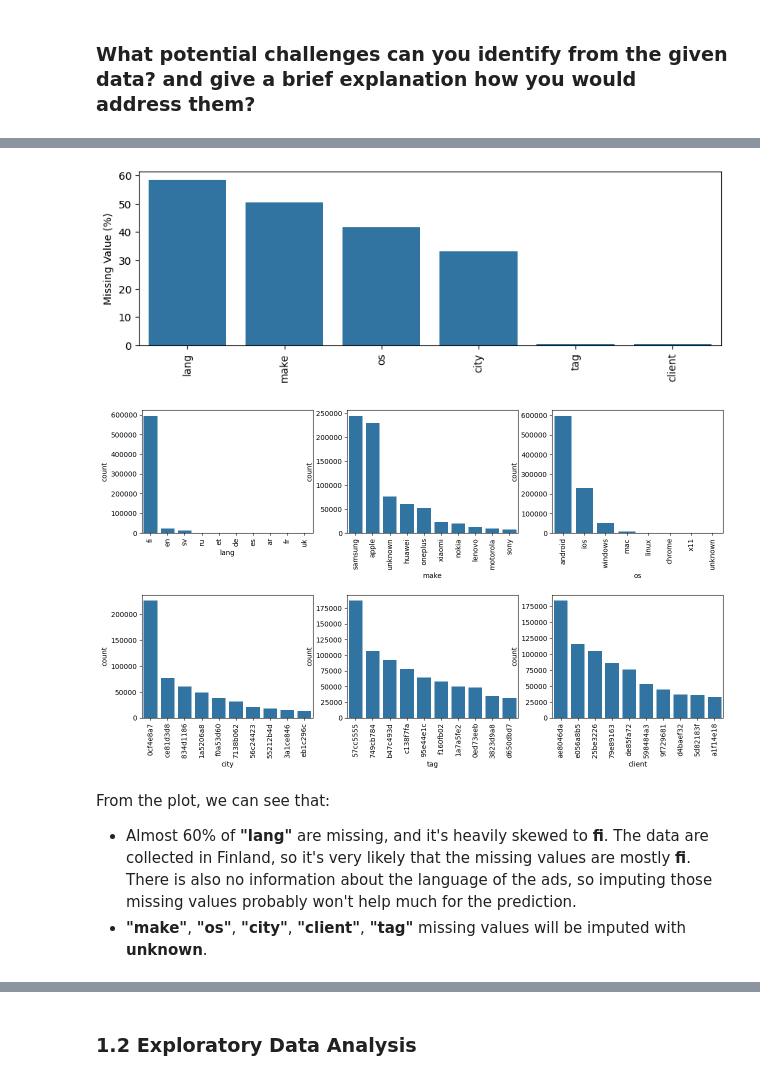
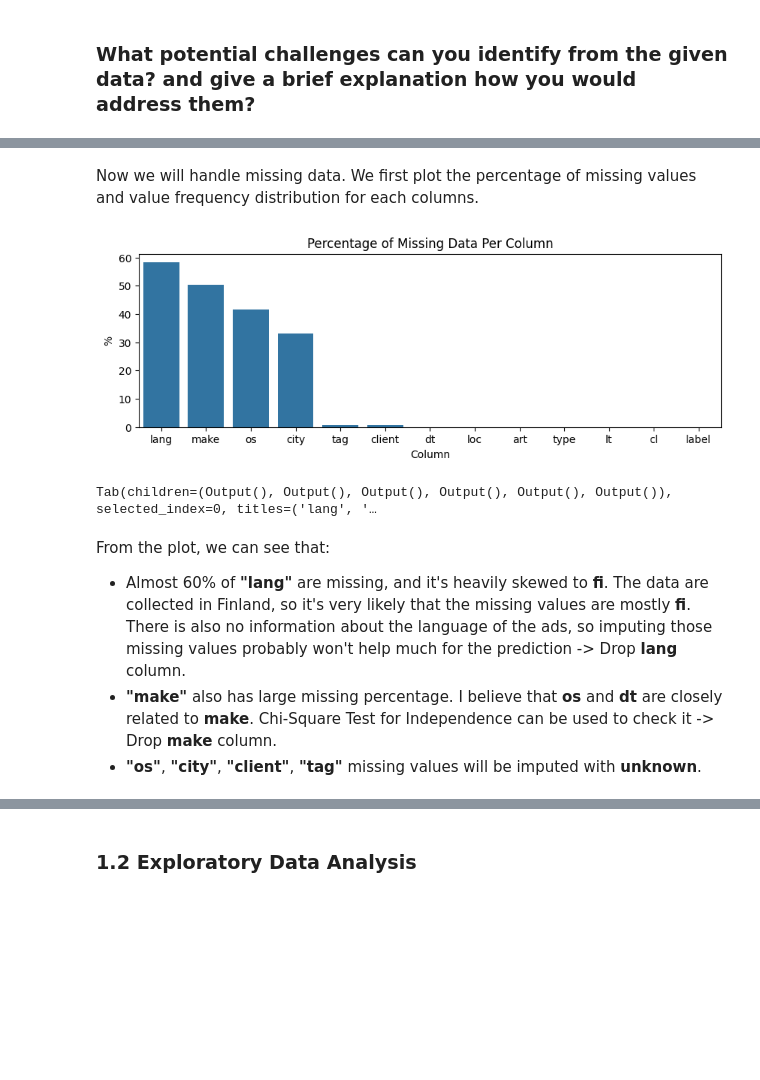
Before and after one commit to vinhng10/readpeak, a Jupyter notebook: DataScientist-Assignment.ipynb, the cells around one changed output, grey strips where cells are left out. Cells and saved outputs as stored; diff of their text form; code cells hidden in the pictures; blank space fills up the shorter version.

```diff
--- a/DataScientist-Assignment.ipynb
+++ b/DataScientist-Assignment.ipynb
@@ -60,8 +67,6 @@ Number of duplicates: 113
 # %%
 # Ensure correct data types:
-df["lt"] = pd.to_datetime(df["lt"])
-df["hour"] = df["lt"].map(lambda t: t.hour)
-df["weekday"] = df["lt"].map(lambda t: t.weekday())
+df["lt"] = pd.to_datetime(df["lt"].map(lambda t: t.split(".")[0]))
 
 # Lowercase and strip whitespace all string columns:
 df = df.applymap(lambda s: s.lower().strip() if type(s) == str else s)
@@ -70,34 +81,58 @@ df = df.applymap(lambda s: s.lower().strip() if type(s) == str else s)
 df["os"] = df["os"].apply(normalize_os)
 df["lang"] = df["lang"].apply(normalize_lang)
 df["make"] = df["make"].apply(normalize_make)
-# %%
-# Plot percentage of missing data:
-missings = (df.isnull().mean() * 100).round(2).sort_values()
-barplot(missings.loc[missings > 0], ylabel="Missing Value (%)", figsize=(10, 3))
-
-# Plot data distribution:
-fig, axes = plt.subplots(2, 3, figsize=(15, 8))
-fig.subplots_adjust(hspace=0.5)
-cols = missings.loc[missings > 0][::-1].index
-
-top = 10
-for i in range(2):
-    for j in range(3):
-        col = cols[3 * i + j]
-        sns.countplot(
-            x=col,
-            data=df,
-            order=df[col].value_counts().nlargest(top).index,
-            ax=axes[i, j],
-        )
-        axes[i, j].set_xticklabels(axes[i, j].get_xticklabels(), rotation=90)
-# %% [output]
-[figure, removed]
-[figure, removed]
+# %% [markdown]
+Now we will handle missing data. We first plot the percentage of missing values and value frequency distribution for each columns.
+# %%
+# Plot percentage of missing data:
+missings = (df.isnull().mean() * 100).round(2).sort_values(ascending=False)
+fig, ax = plt.subplots(figsize=(10, 3))
+ax.set_title("Percentage of Missing Data Per Column")
+ax.set_xlabel("Column")
+ax.set_ylabel("%")
+sns.barplot(x=missings.index, y=missings.values, ax=ax)
+plt.show()
+
+
+# Plot data distribution:
+# Create tab widget
+tab = widgets.Tab()
+contents = []
+
+columns = list(missings.loc[missings > 0].index)
+for column in columns:
+    # Create an output widget for each plot
+    output = widgets.Output()
+
+    with output:
+        fig, ax = plt.subplots(figsize=(10, 3))
+        sns.countplot(
+            data=df,
+            x=column,
+            order=df[column].value_counts().nlargest(50).index,
+            ax=ax,
+        )
+        ax.set_xticklabels(ax.get_xticklabels(), rotation=90)
+        ax.set_title(f"{column.capitalize()} Count", fontsize=16)
+        plt.show()
+
+    # Append the output widget to the outputs list
+    contents.append(output)
+
+# Set the tab children to the list of outputs
+tab.children = contents
+tab.titles = columns
+
+# Display the tab widget
+display(tab)
+# %% [output]
+[figure, added]
+Tab(children=(Output(), Output(), Output(), Output(), Output(), Output()), selected_index=0, titles=('lang', '…
 # %% [markdown]
 From the plot, we can see that:
 
-- Almost 60% of **"lang"** are missing, and it's heavily skewed to **fi**. The data are collected in Finland, so it's very likely that the missing values are mostly **fi**. There is also no information about the language of the ads, so imputing those missing values probably won't help much for the prediction.
-- **"make"**, **"os"**, **"city"**, **"client"**, **"tag"** missing values will be imputed with **unknown**.
+- Almost 60% of **"lang"** are missing, and it's heavily skewed to **fi**. The data are collected in Finland, so it's very likely that the missing values are mostly **fi**. There is also no information about the language of the ads, so imputing those missing values probably won't help much for the prediction -> Drop **lang** column.
+- **"make"** also has large missing percentage. I believe that **os** and **dt** are closely related to **make**. Chi-Square Test for Independence can be used to check it -> Drop **make** column.
+- **"os"**, **"city"**, **"client"**, **"tag"** missing values will be imputed with **unknown**.
 # %%
 # Drop "lang" column:
```
Also changed, not shown: parts of 18 cells of this notebook, 1 other file.
